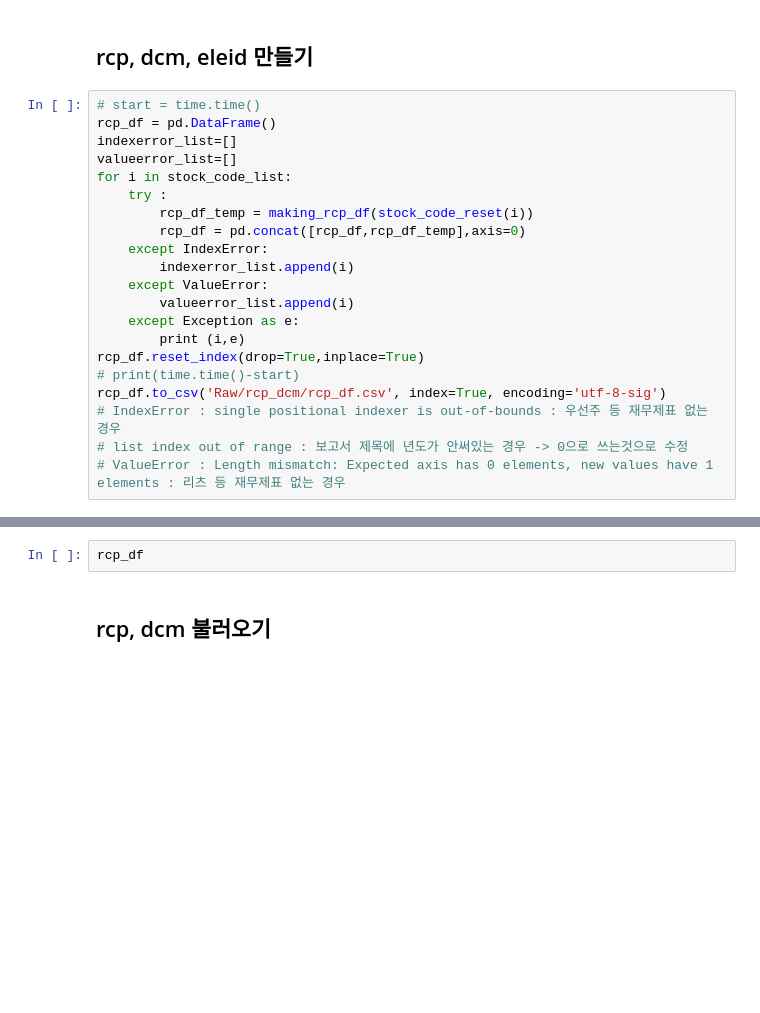
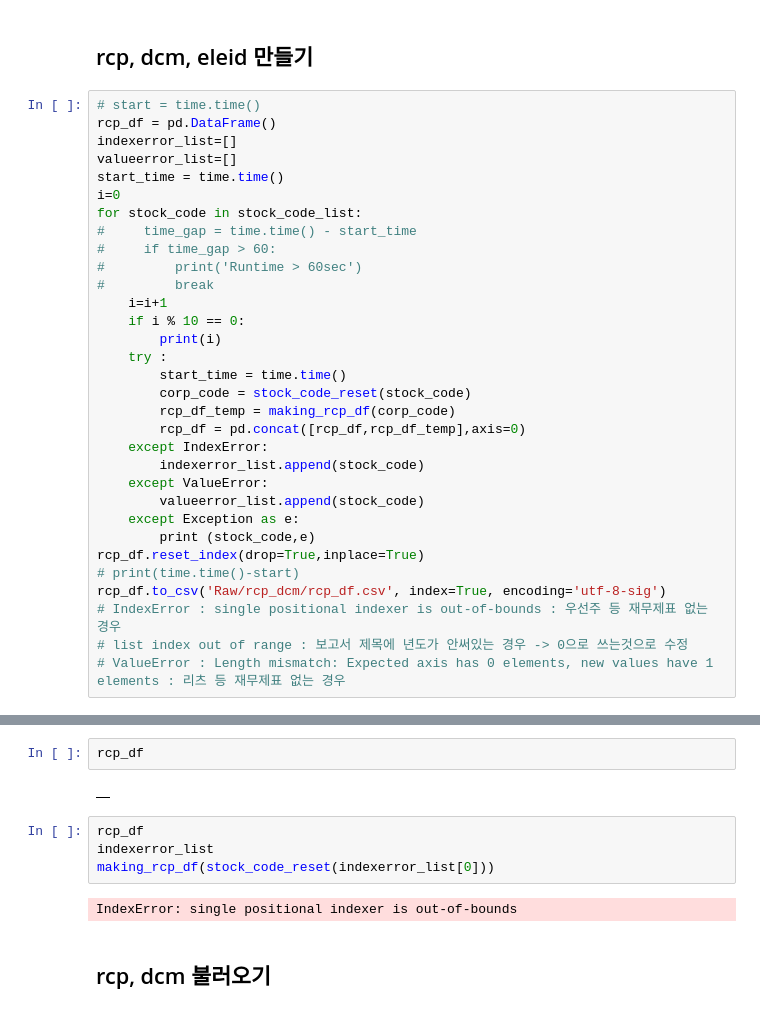
Before and after one commit to malkovich0/Finance, a Jupyter notebook: Dart Download.ipynb, the cells around one changed output, grey strips where cells are left out. Drawn from its saved outputs; the diff is of its cells as text; blank space fills up the shorter version.

```diff
--- a/Dart Download.ipynb
+++ b/Dart Download.ipynb
@@ -183,16 +199,27 @@ stock_code_list = ['005930','005380','017670']
 rcp_df = pd.DataFrame()
 indexerror_list=[]
 valueerror_list=[]
-for i in stock_code_list:
+start_time = time.time()
+i=0
+for stock_code in stock_code_list:
+#     time_gap = time.time() - start_time
+#     if time_gap > 60:
+#         print('Runtime > 60sec')
+#         break
+    i=i+1
+    if i % 10 == 0:
+        print(i)
     try :
-        rcp_df_temp = making_rcp_df(stock_code_reset(i))
+        start_time = time.time()
+        corp_code = stock_code_reset(stock_code)
+        rcp_df_temp = making_rcp_df(corp_code)
         rcp_df = pd.concat([rcp_df,rcp_df_temp],axis=0)
     except IndexError:
-        indexerror_list.append(i)
+        indexerror_list.append(stock_code)
     except ValueError:
-        valueerror_list.append(i)
+        valueerror_list.append(stock_code)
     except Exception as e:
-        print (i,e)
+        print (stock_code,e)
 rcp_df.reset_index(drop=True,inplace=True)
 # print(time.time()-start)
 rcp_df.to_csv('Raw/rcp_dcm/rcp_df.csv', index=True, encoding='utf-8-sig')
@@ -202,5 +242,13 @@ rcp_df.to_csv('Raw/rcp_dcm/rcp_df.csv', index=True, encoding='utf-8-sig')
+# %%
+rcp_df
+# %% [output]
+|  |
 # %%
 rcp_df
+indexerror_list
+making_rcp_df(stock_code_reset(indexerror_list[0]))
+# %% [output]
+IndexError: single positional indexer is out-of-bounds
 # %% [markdown]
 ## rcp, dcm 불러오기
 # %%
```
Also changed, not shown: parts of 26 cells of this notebook.
